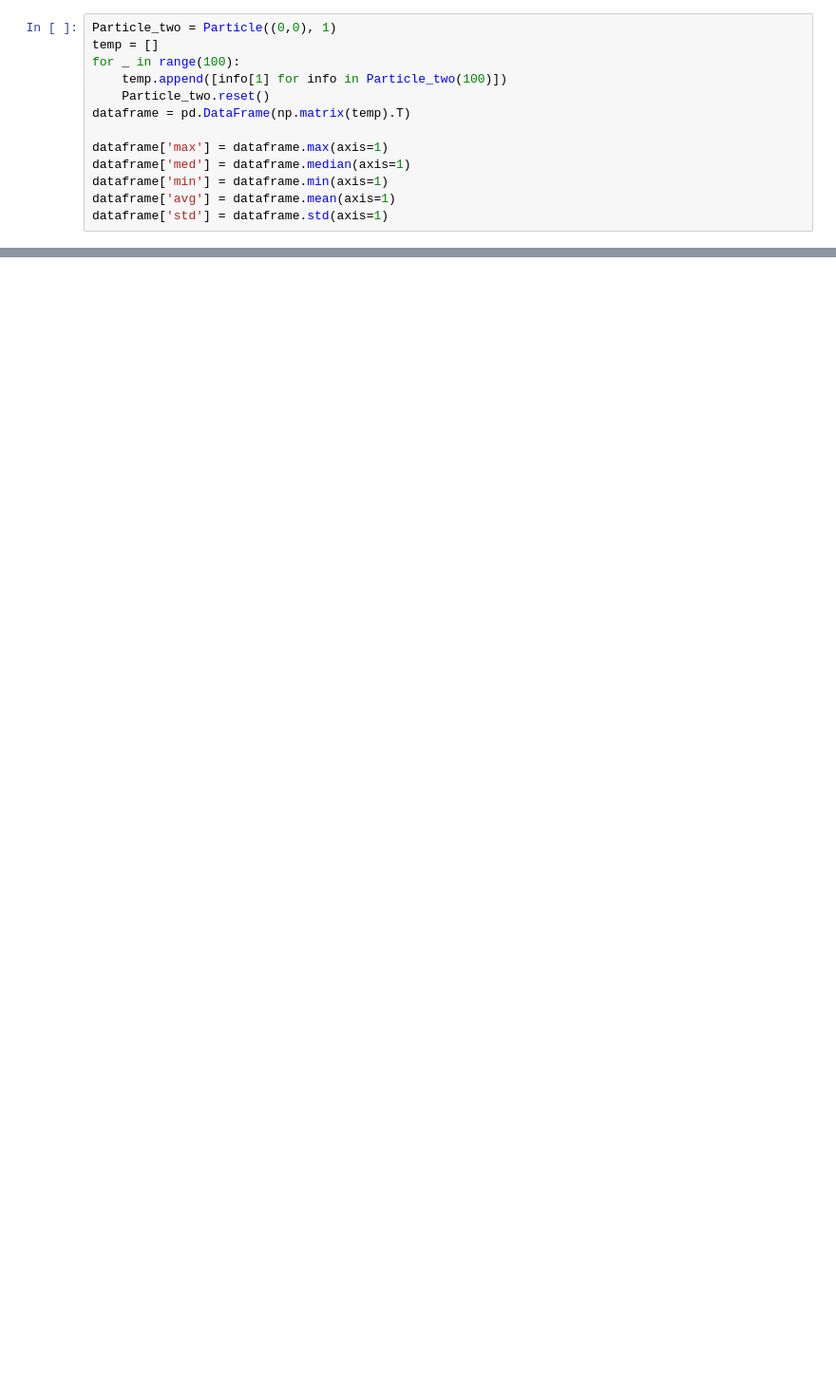
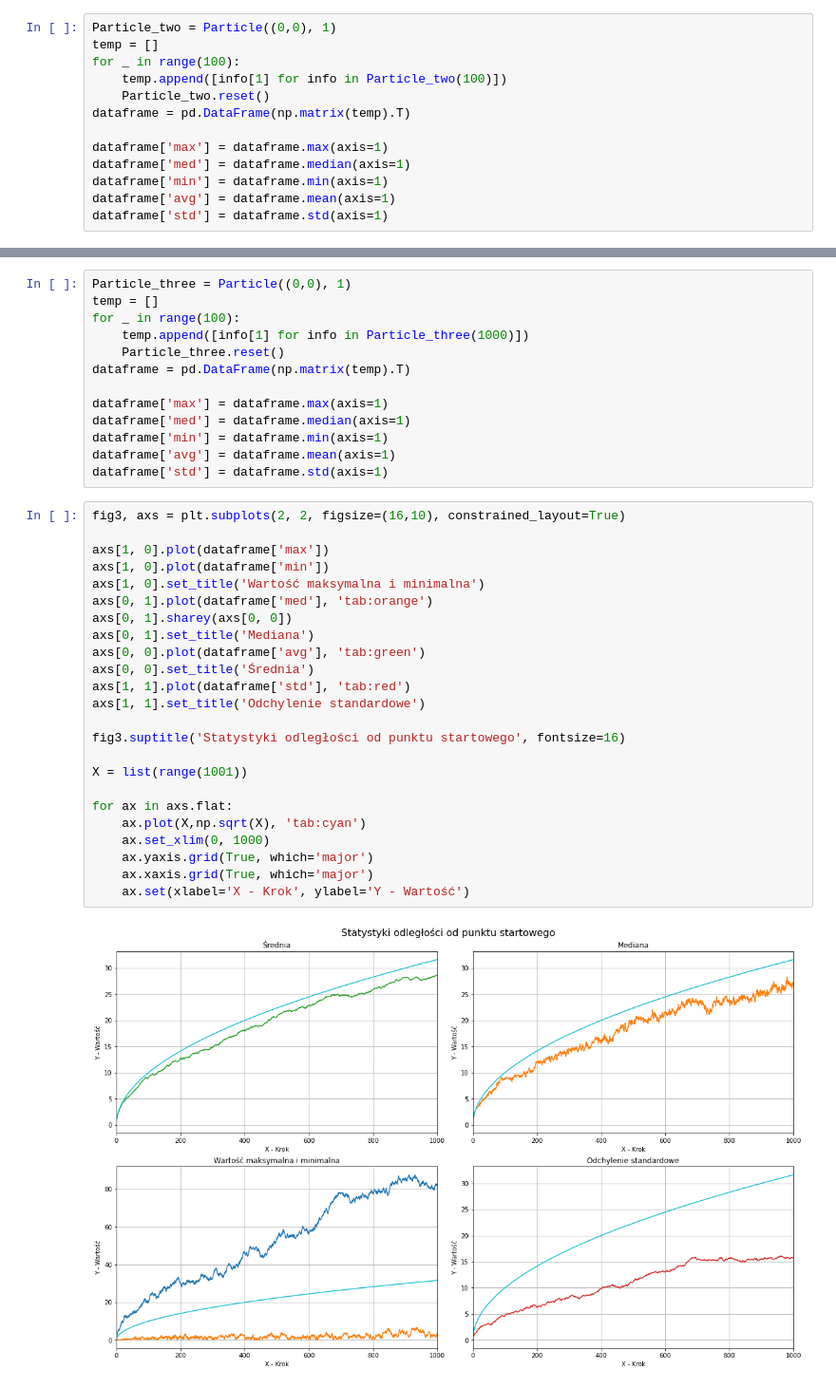
Before and after one commit to hamer101/Brownian-motion, a Jupyter notebook: brownian_motion.ipynb, the cells around one changed output, grey strips where cells are left out. Shown at 95% size. Saved outputs shown, nothing was run; the diff lists cells and outputs as text; blank space fills up the shorter version.

```diff
--- a/brownian_motion.ipynb
+++ b/brownian_motion.ipynb
@@ -193,0 +208,39 @@ dataframe['std'].plot()
+# %%
+Particle_three = Particle((0,0), 1)
+temp = []
+for _ in range(100):
+    temp.append([info[1] for info in Particle_three(1000)])
+    Particle_three.reset()
+dataframe = pd.DataFrame(np.matrix(temp).T)
+
+dataframe['max'] = dataframe.max(axis=1)
+dataframe['med'] = dataframe.median(axis=1)
+dataframe['min'] = dataframe.min(axis=1)
+dataframe['avg'] = dataframe.mean(axis=1)
+dataframe['std'] = dataframe.std(axis=1)
+# %%
+fig3, axs = plt.subplots(2, 2, figsize=(16,10), constrained_layout=True)
+
+axs[1, 0].plot(dataframe['max'])
+axs[1, 0].plot(dataframe['min'])
+axs[1, 0].set_title('Wartość maksymalna i minimalna')
+axs[0, 1].plot(dataframe['med'], 'tab:orange')
+axs[0, 1].sharey(axs[0, 0])
+axs[0, 1].set_title('Mediana')
+axs[0, 0].plot(dataframe['avg'], 'tab:green')
+axs[0, 0].set_title('Średnia')
+axs[1, 1].plot(dataframe['std'], 'tab:red')
+axs[1, 1].set_title('Odchylenie standardowe')
+
+fig3.suptitle('Statystyki odległości od punktu startowego', fontsize=16)
+
+X = list(range(1001))
+
+for ax in axs.flat:
+    ax.plot(X,np.sqrt(X), 'tab:cyan')
+    ax.set_xlim(0, 1000)
+    ax.yaxis.grid(True, which='major')
+    ax.xaxis.grid(True, which='major')
+    ax.set(xlabel='X - Krok', ylabel='Y - Wartość')
+# %% [output]
+[figure, added]
```
Also changed, not shown: parts of 6 cells of this notebook, 1 other file.
